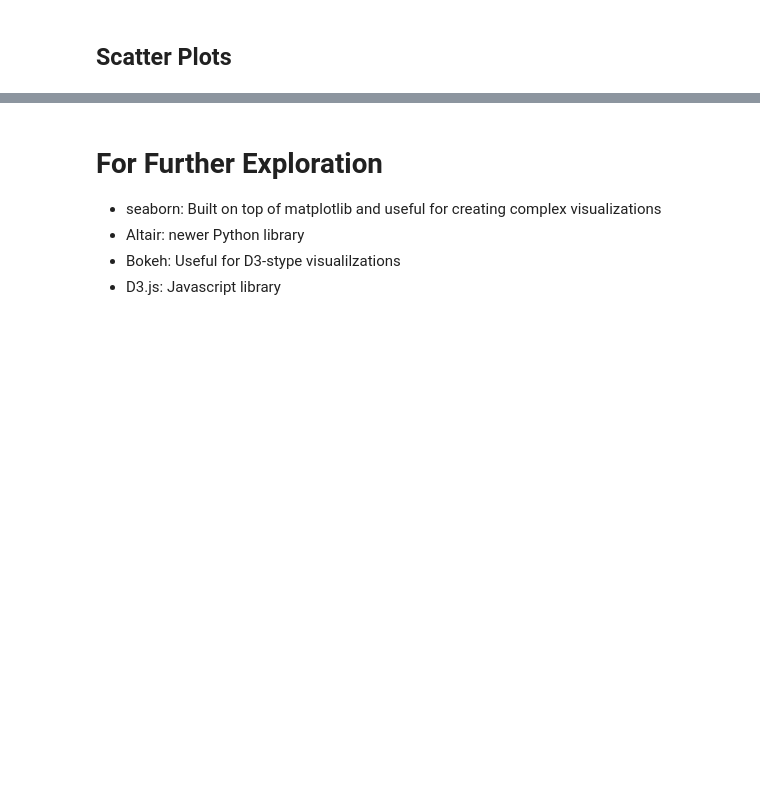
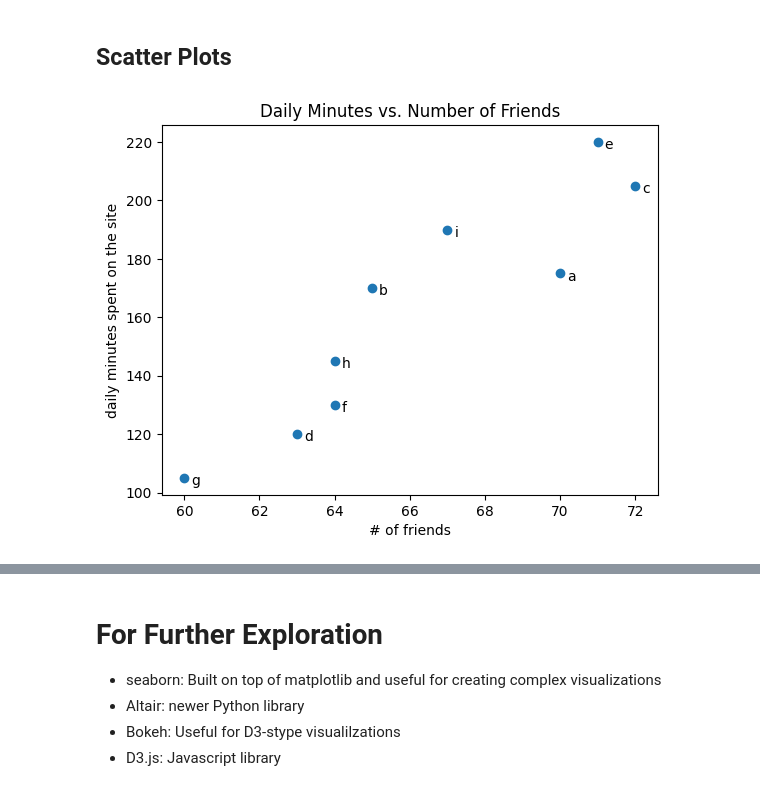
Before and after one commit to ravichas/bifx-546, a Jupyter notebook: Notebooks/Chapter03_DataVisualization.ipynb, the cells around one changed output, grey strips where cells are left out. Saved outputs shown, nothing was run; the diff lists cells and outputs as text; code cells hidden in the pictures; blank space fills up the shorter version.

```diff
--- a/Notebooks/Chapter03_DataVisualization.ipynb
+++ b/Notebooks/Chapter03_DataVisualization.ipynb
@@ -348,27 +443,29 @@ plt.savefig('im/viz_line_chart.png')
 # %% [markdown]
 ## Scatter Plots
 # %%
-Nfriends = [ 70,  65,  72,  63,  71,  64,  60,  64,  67]
+friends = [ 70,  65,  72,  63,  71,  64,  60,  64,  67]
 minutes = [175, 170, 205, 120, 220, 130, 105, 145, 190]
 labels =  ['a', 'b', 'c', 'd', 'e', 'f', 'g', 'h', 'i']
 
 plt.scatter(friends, minutes)
 
 # label each point
 for label, friend_count, minute_count in zip(labels, friends, minutes):
     plt.annotate(label,
         xy=(friend_count, minute_count), # Put the label with its point
         xytext=(5, -5),                  # but slightly offset
         textcoords='offset points')
 
 plt.title("Daily Minutes vs. Number of Friends")
 plt.xlabel("# of friends")
 plt.ylabel("daily minutes spent on the site")
 # plt.show()
 
 
 plt.savefig('im/viz_scatterplot.png')
 # plt.gca().clear()
+# %% [output]
+[figure, added]
 # %%
 test_1_grades = [ 99, 90, 85, 97, 80]
 test_2_grades = [100, 85, 60, 90, 70]
```
Also changed, not shown: parts of 23 cells of this notebook.
